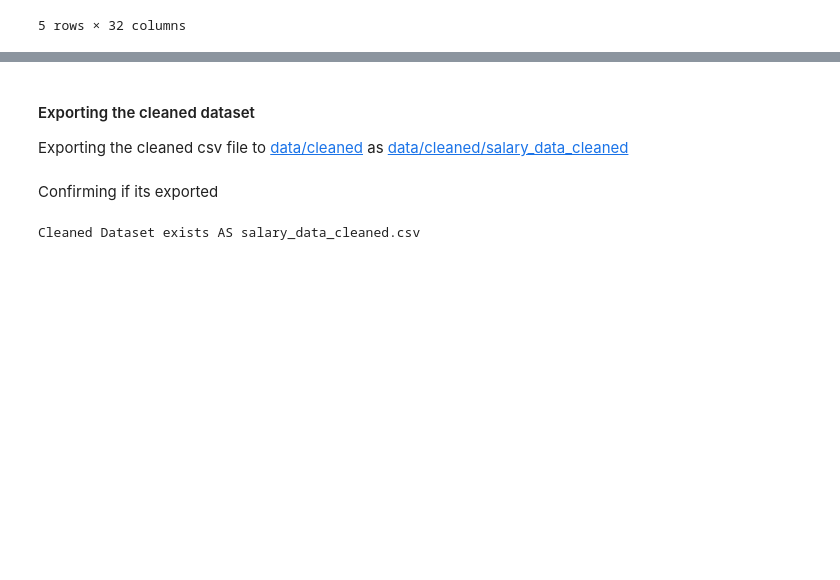
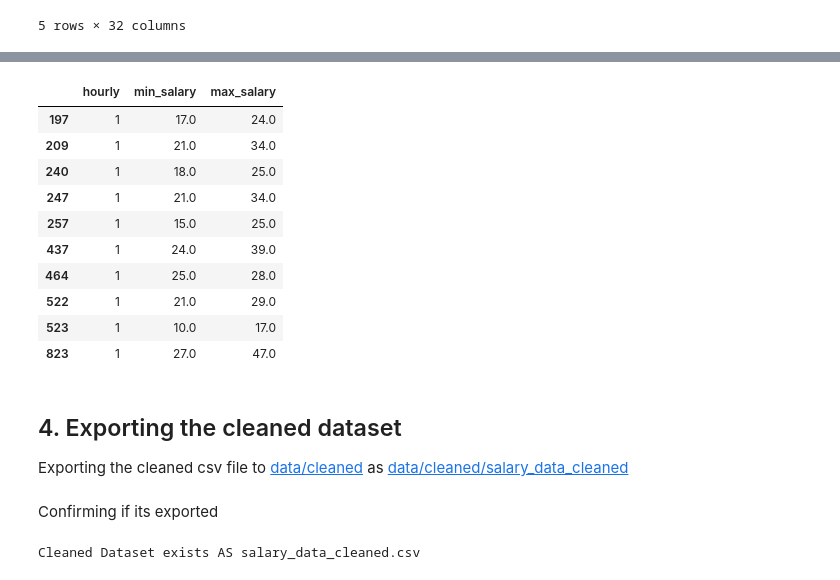
Before and after one commit to yasasbanukaofficial/glassdoor-job-market-insights, a Jupyter notebook: notebooks/01_data_cleaning.ipynb, the cells around one changed output, grey strips where cells are left out. Cells and saved outputs as stored; diff of their text form; code cells hidden in the pictures; blank space fills up the shorter version.

Commit message:
feat(cleaning): enhance notebook with feature engineering and salary conversion steps

```diff
--- a/notebooks/01_data_cleaning.ipynb
+++ b/notebooks/01_data_cleaning.ipynb
@@ -271,0 +283,3 @@ df.head()
+# %%
+df['title_simplified'] = df['job_title'].apply(title_simplifier)
+df['title_simplified'].value_counts()
@@ -271,0 +300,3 @@ df.head()
+# %%
+df['seniority'] = df['job_title'].apply(seniority)
+df['seniority'].value_counts()
@@ -271,0 +311,3 @@ df.head()
+# %%
+df['desc_len'] = df['job_description'].apply(lambda x: len(x))
+df['desc_len'].value_counts()
@@ -271,0 +330,3 @@ df.head()
+# %%
+df['competitor_count'] = df['competitors'].apply(lambda x: len(x.split(',')) if x != '-1' else 0)
+df['competitor_count'].value_counts()
@@ -272,5 +349,21 @@ df.head()
+# %%
+df['min_salary'] = df.apply(lambda x: x.min_salary * 2 if x.hourly == -1 else x.min_salary, axis=1)
+df['max_salary'] = df.apply(lambda x: x.max_salary * 2 if x.hourly == -1 else x.max_salary, axis=1)
+df[df.hourly == 1][['hourly', 'min_salary', 'max_salary']]
+# %% [output]
+|  | hourly | min_salary | max_salary |
+| 197 | 1 | 17.0 | 24.0 |
+| 209 | 1 | 21.0 | 34.0 |
+| 240 | 1 | 18.0 | 25.0 |
+| 247 | 1 | 21.0 | 34.0 |
+| 257 | 1 | 15.0 | 25.0 |
+| 437 | 1 | 24.0 | 39.0 |
+| 464 | 1 | 25.0 | 28.0 |
+| 522 | 1 | 21.0 | 29.0 |
+| 523 | 1 | 10.0 | 17.0 |
+| 823 | 1 | 27.0 | 47.0 |
 # %% [markdown]
-#### Exporting the cleaned dataset
+## 4. Exporting the cleaned dataset
 
 Exporting the cleaned csv file to [data/cleaned](../data/cleaned) as [data/cleaned/salary_data_cleaned](../data/cleaned/salary_data_cleaned.csv)
 # %%
```
Also changed, not shown: parts of 13 cells of this notebook.
